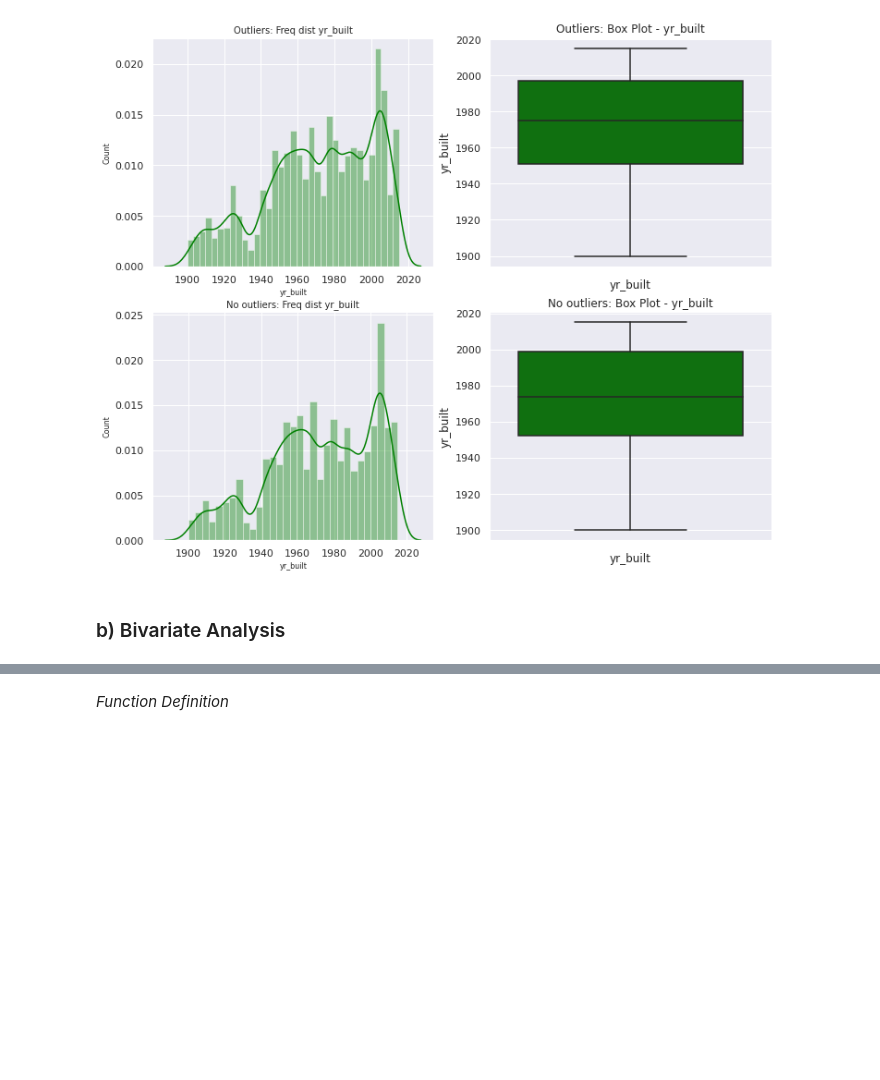
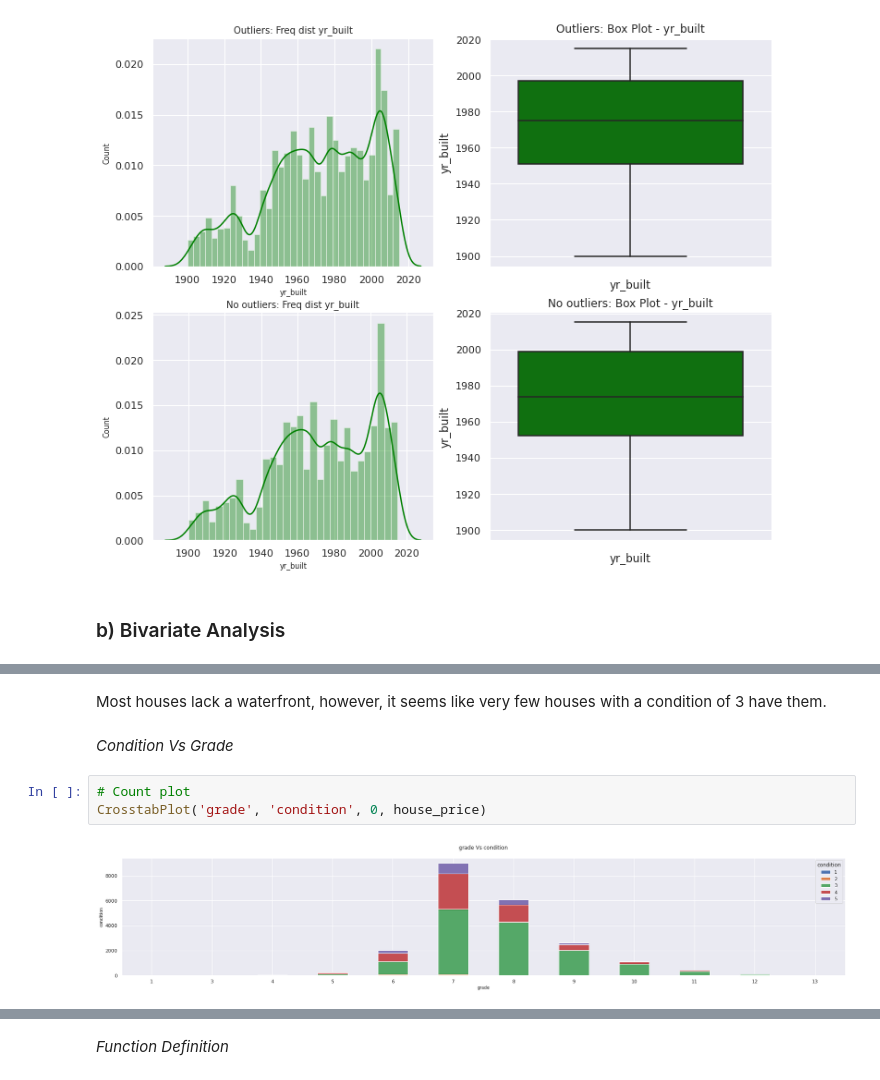
Before and after one commit to deborahmasibo/House-Price-Prediction, a Jupyter notebook: Housing_Prices.ipynb, the cells around one changed output, grey strips where cells are left out. Drawn from its saved outputs; the diff is of its cells as text; blank space fills up the shorter version.

```diff
--- a/Housing_Prices.ipynb
+++ b/Housing_Prices.ipynb
@@ -677,0 +816,9 @@ NumericalPlots(columns[12], house_price, house_price_no)
+# %% [markdown]
+Most houses lack a waterfront, however, it seems like very few houses with a condition of 3 have them.
+# %% [markdown]
+*Condition Vs Grade*
+# %%
+# Count plot
+CrosstabPlot('grade', 'condition', 0, house_price)
+# %% [output]
+[figure, added]
```
Also changed, not shown: parts of 279 cells of this notebook.
